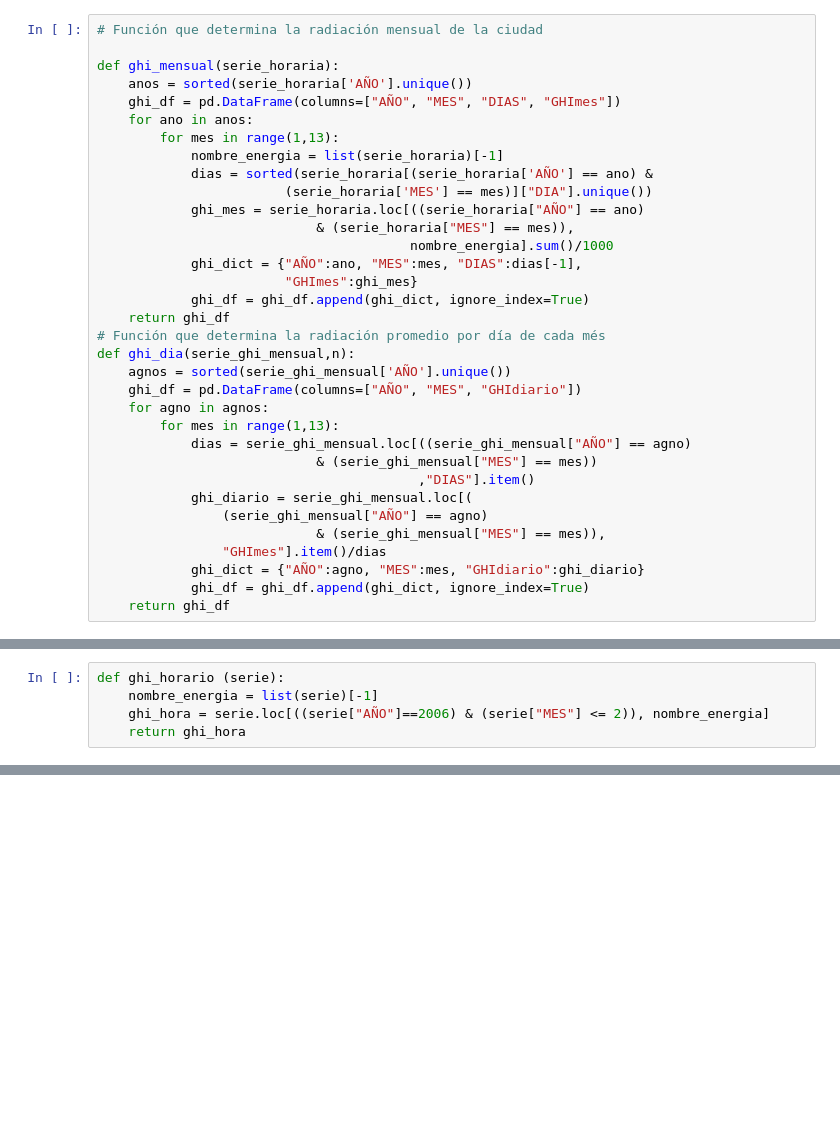
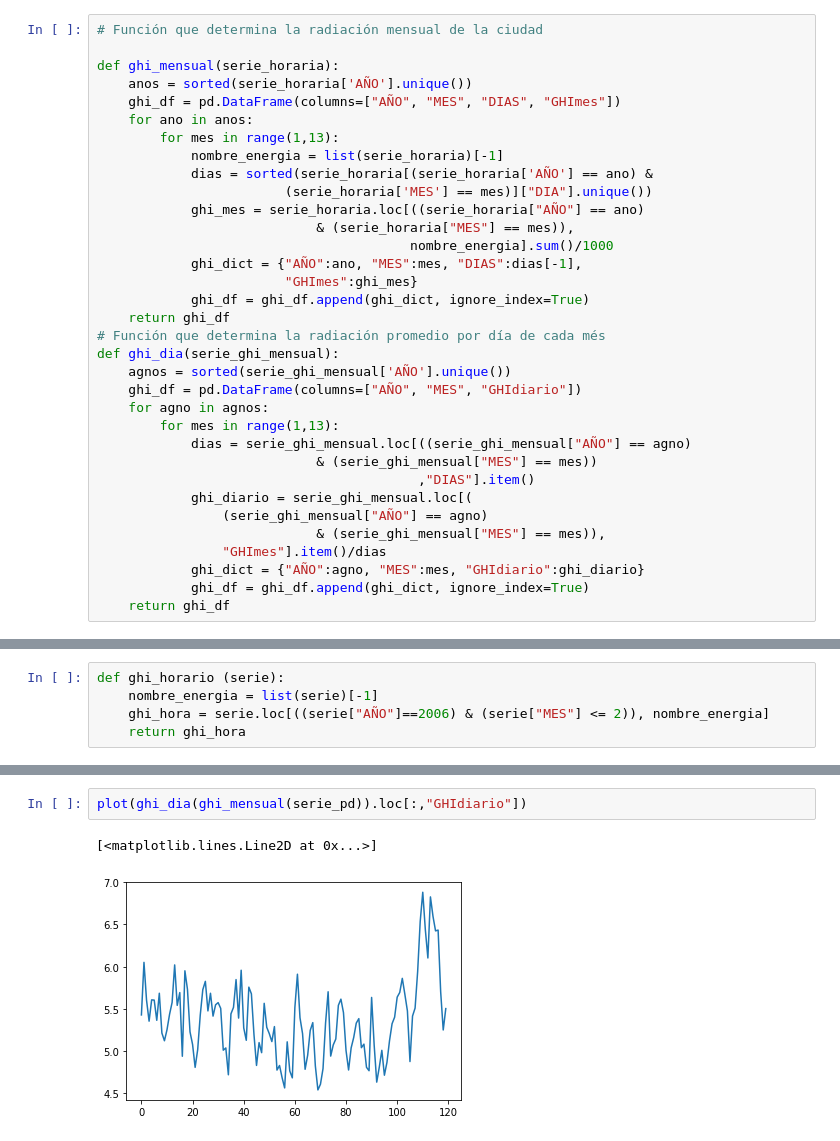
Before and after one commit to kagonzalez10/Herramientas-Computacionales-IMEC3602, a Jupyter notebook: IDEAM.ipynb, the cells around one changed output, grey strips where cells are left out. Saved outputs shown, nothing was run; the diff lists cells and outputs as text; blank space fills up the shorter version.

```diff
--- a/IDEAM.ipynb
+++ b/IDEAM.ipynb
@@ -36,7 +36,7 @@ def ghi_mensual(serie_horaria):
             ghi_df = ghi_df.append(ghi_dict, ignore_index=True)
     return ghi_df
 # Función que determina la radiación promedio por día de cada més
-def ghi_dia(serie_ghi_mensual,n):
+def ghi_dia(serie_ghi_mensual):
     agnos = sorted(serie_ghi_mensual['AÑO'].unique())
     ghi_df = pd.DataFrame(columns=["AÑO", "MES", "GHIdiario"])
     for agno in agnos:
@@ -104,0 +151,5 @@ Name: NREL, Length: 1416, dtype: float64
+# %%
+plot(ghi_dia(ghi_mensual(serie_pd)).loc[:,"GHIdiario"])
+# %% [output]
+[<matplotlib.lines.Line2D at 0x...>]
+[figure, added]
```
Also changed, not shown: parts of 11 cells of this notebook.
